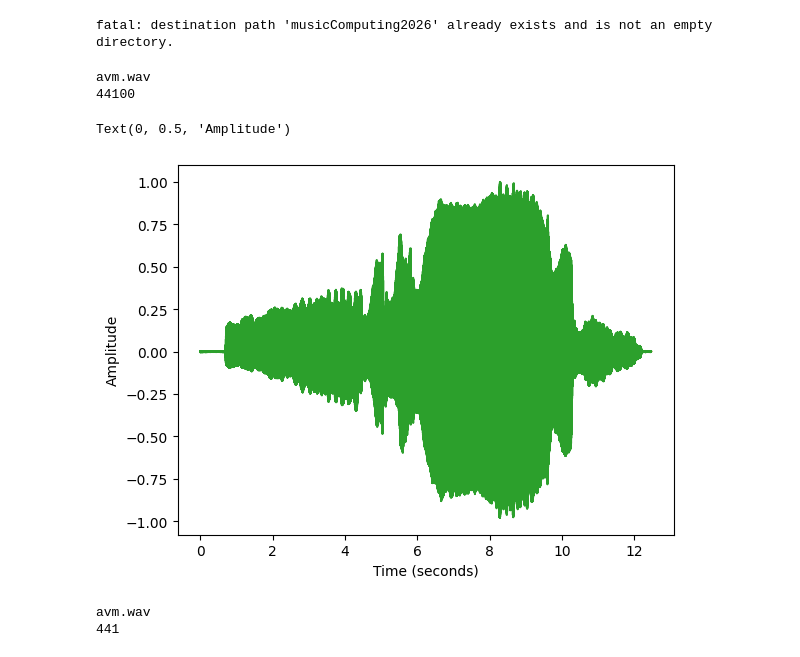
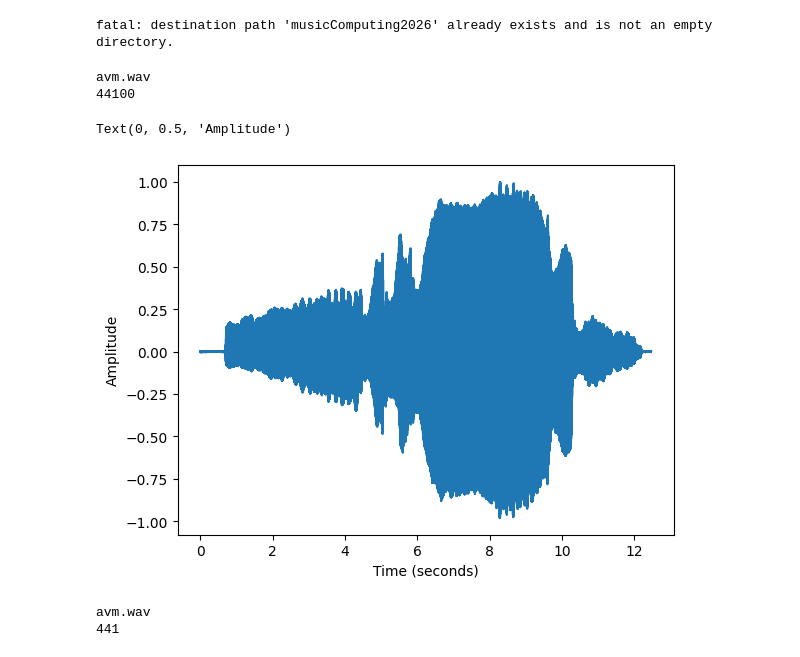
Before and after one commit to imps1/musicComputing, a Jupyter notebook: assignments/labAssignment1.ipynb, the cells around one changed output. Cells and saved outputs as stored; diff of their text form; code cells hidden in the pictures.

```diff
--- a/assignments/labAssignment1.ipynb
+++ b/assignments/labAssignment1.ipynb
@@ -19,31 +19,31 @@ def printTextNum(string,number):
 # %%
 #open file and define sample rate
 file = '/content/musicComputing2026/audioFiles/avm.wav'
 samplingRate = 44100
 plotAudio=(file,samplingRate)
 
 sig, sr = librosa.load(file,mono=True,sr=samplingRate)
 
 printTextNum('avm.wav',44100)
 
 
-plt.plot(.25)
+
 
 time=np.arange(0,sig.shape[0])/sr
-plt.plot(time,sig)
+
 
 excursion=max(abs(sig))
 sigNew = (sig/excursion)
 plt.plot(time,sigNew)
 
 
 plt.xlabel('Time (seconds)')
 plt.ylabel('Amplitude')
 # %% [output]
 avm.wav
 44100
 Text(0, 0.5, 'Amplitude')
-[figure, old version]
+[figure, new version]
 # %%
 file = '/content/musicComputing2026/audioFiles/avm.wav'
 samplingRate = 441
```
